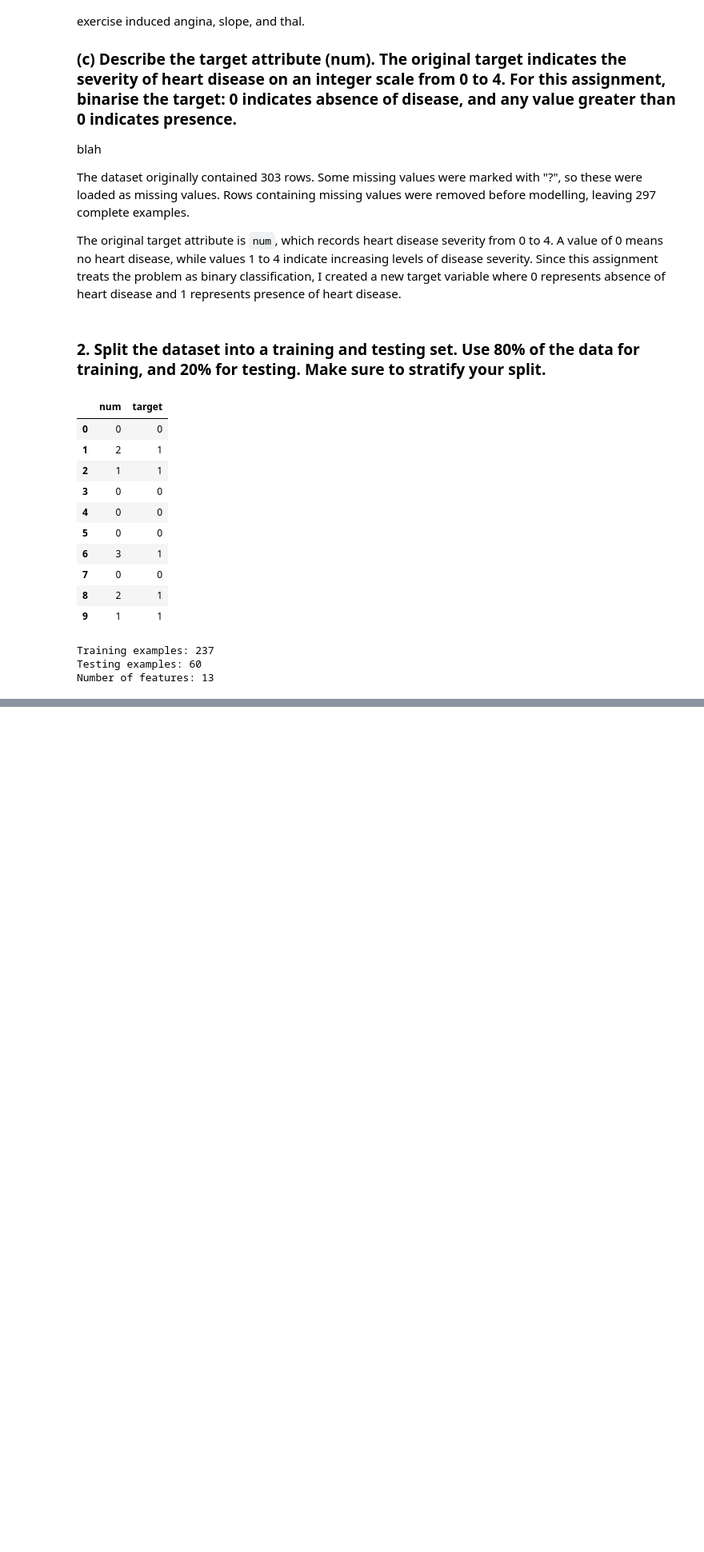
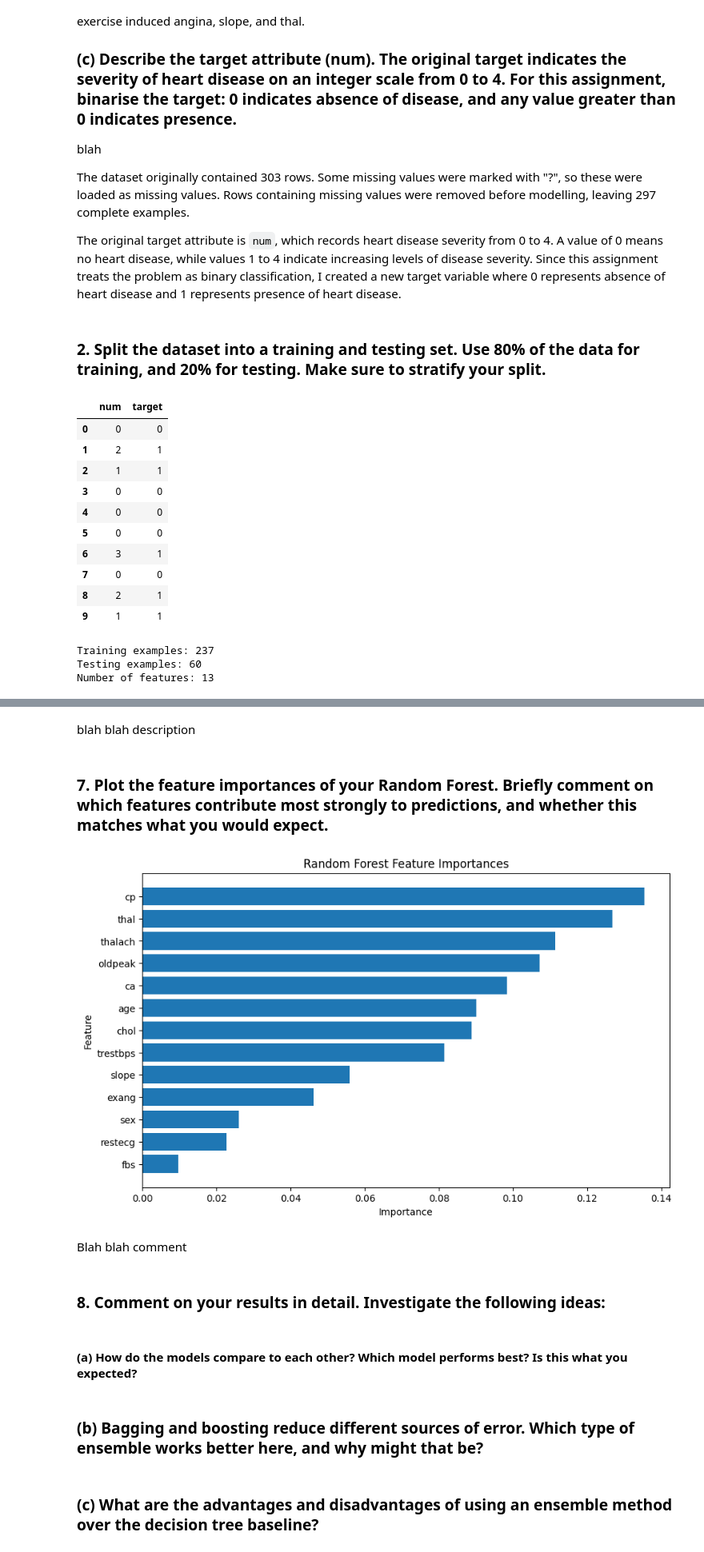
Before and after one commit to saltyypringle/CITS5508-Assignments, a Jupyter notebook: Assignment_2_Dipika_Choudhury.ipynb, the cells around one changed output, grey strips where cells are left out. Shown at 80% size. Cells and saved outputs as stored; diff of their text form; code cells hidden in the pictures; blank space fills up the shorter version.

```diff
--- a/Assignment_2_Dipika_Choudhury.ipynb
+++ b/Assignment_2_Dipika_Choudhury.ipynb
@@ -121,0 +300,41 @@ Number of features: 13
+# %% [markdown]
+blah blah description
+# %% [markdown]
+### 7. Plot the feature importances of your Random Forest. Briefly comment on which features contribute most strongly to predictions, and whether this matches what you would expect.
+# %%
+feature_importances = pd.DataFrame({
+    "Feature": X_train.columns,
+    "Importance": rf_model.feature_importances_
+})
+
+feature_importances = feature_importances.sort_values(
+    by="Importance",
+    ascending=False
+)
+
+feature_importances
+
+plt.figure(figsize=(10, 6))
+
+plt.barh(
+    feature_importances["Feature"],
+    feature_importances["Importance"]
+)
+
+plt.gca().invert_yaxis()
+plt.xlabel("Importance")
+plt.ylabel("Feature")
+plt.title("Random Forest Feature Importances")
+plt.show()
+# %% [output]
+[figure, added]
+# %% [markdown]
+Blah blah comment
+# %% [markdown]
+### 8. Comment on your results in detail. Investigate the following ideas:
+# %% [markdown]
+#### (a) How do the models compare to each other? Which model performs best? Is this what you expected?
+# %% [markdown]
+### (b) Bagging and boosting reduce different sources of error. Which type of ensemble works better here, and why might that be?
+# %% [markdown]
+### (c) What are the advantages and disadvantages of using an ensemble method over the decision tree baseline?
```
Also changed, not shown: parts of 19 cells of this notebook.
